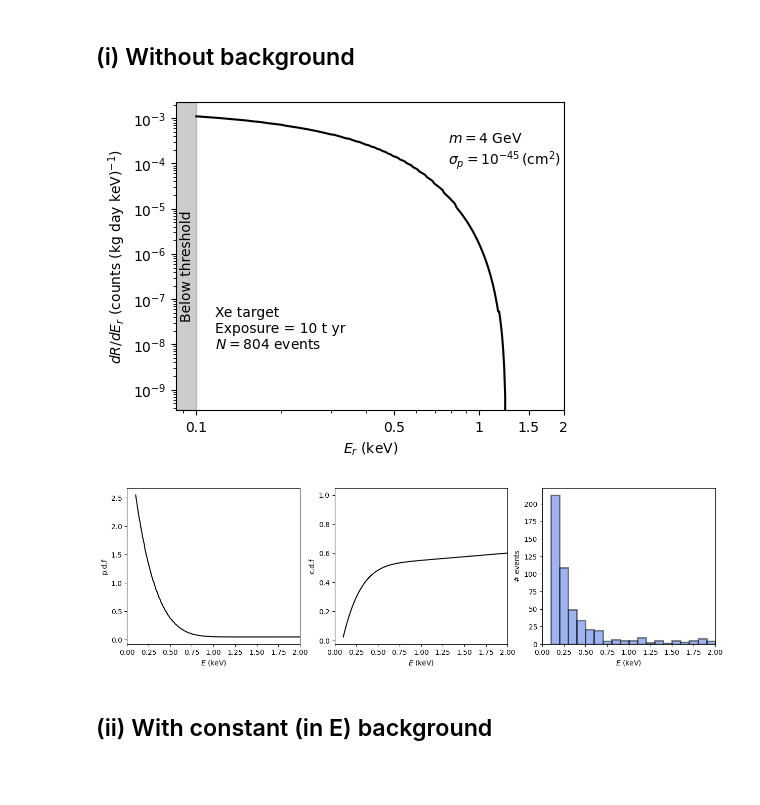
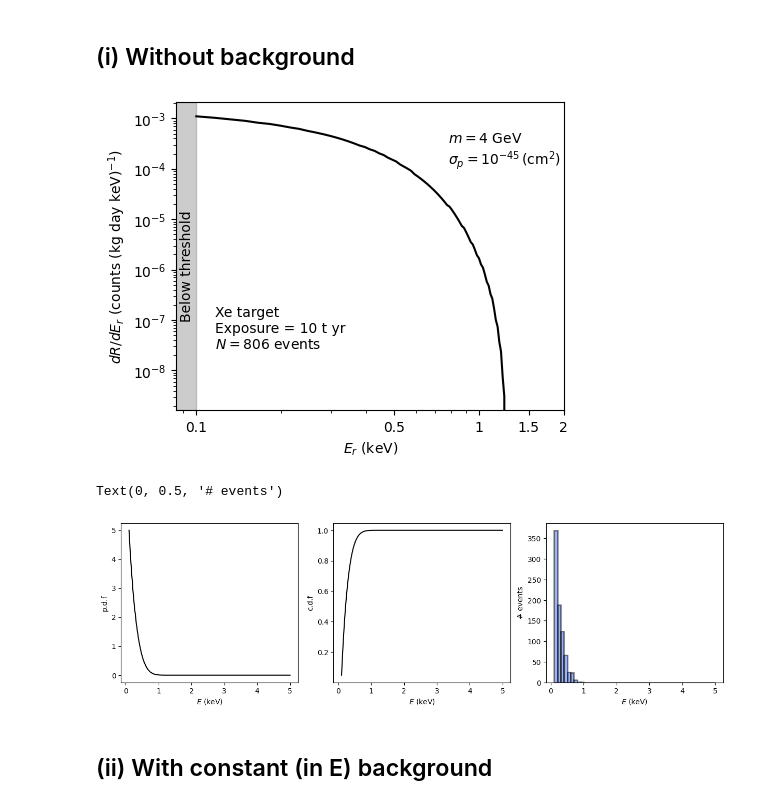
Before and after one commit to Manush19/MWlocalDM, a Jupyter notebook: Notebooks/Nuclear_recoil.ipynb, the cells around one changed output. Drawn from its saved outputs; the diff is of its cells as text; code cells hidden in the pictures; blank space fills up the shorter version.

```diff
--- a/Notebooks/Nuclear_recoil.ipynb
+++ b/Notebooks/Nuclear_recoil.ipynb
@@ -98,50 +84,56 @@ plt.savefig('../Output/figures/nuclear/Exclusion_limit.png', bbox_inches = 'tigh
 ## (i) Without background
 # %%
 #differntial recoil plot
-nr = Nr('Xe', mwd['vE'], mwd['vdfE_50'], p50(mwd['vescs']), p50(mwd['vcircs']), rhosun = p50(mwd['rhosuns']), Ethr = 0.1, Eroi = 10.0, ω = 10.0)
+nr = Nr('Xe',vE= mwd['vE'], vdfE=mwd['vdfE_50'], vesc=p50(mwd['vescs']),
+        vcirc=p50(mwd['vcircs']), rhosun=p50(mwd['rhosuns']), Ethr=0.1,
+        Eroi=5.0, ω=10.0)
 m, sp = 4.0, 1e-45
-# print (f'Ntot = {int(nr.totN(m, sp, E = nr.E, ω = 10, Ethr = 0.1))}')
-
-bins = np.linspace(0.1, 2.0, 20)
+bins = np.linspace(0.1, 5, 50)
 # %%
 fig, ax = plt.subplots(figsize = (5,4))
-ax.plot(nr.E, nr.diffRate(m, sp), c = 'k')
+
+ax.plot(nr.E, nr.diffSg(m, sp), c = 'k')
+
 ax.set_xscale('log')
 ax.set_yscale('log')
 ax.set_xlim(0.085,2)
 ylim = ax.get_ylim()
+
 ax.fill_betweenx(ylim, 0.1, 0, color = 'grey', alpha = 0.4)
+ax.text(0.01, 0.3, 'Below threshold', size = 10, rotation = 90, transform = ax.transAxes)
 ax.set_ylim(ylim)
-ax.text(0.01, 0.3, 'Below threshold', size = 10, rotation = 90, transform = ax.transAxes)
+
 ax.set_xlabel('$E_r$ (keV)')
 ax.set_ylabel('$dR/dE_r$ (counts (kg day keV)$^{-1}$)')
+ax.set_xticks([0.1, 0.5, 1, 1.5, 2], [0.1, 0.5, 1, 1.5, 2])
+
 ax.text(0.7, 0.8, '$m = 4$ GeV \n$\sigma_p = 10^{-45} \, (\mathrm{cm}^2)$', transform = ax.transAxes)
-ax.text(0.1, 0.2, f'Xe target \nExposure = 10 t yr \n$N = {int(nr.totN(m, sp))}$ events', transform = ax.transAxes)
-ax.set_xticks([0.1, 0.5, 1, 1.5, 2], [0.1, 0.5, 1, 1.5, 2]);
+ax.text(0.1, 0.2, f'Xe target \nExposure = 10 t yr \n$N = {int(nr.totNtot(m, sp))}$ events', transform = ax.transAxes);
 
-plt.savefig('../Output/figures/nuclear/Differential_recoil_sg.png',bbox_inches = 'tight', dpi = 300)
+# plt.savefig('../Output/figures/nuclear/Differential_recoil_sg.png',bbox_inches = 'tight', dpi = 300)
 # %% [output]
-[figure, old version]
+[figure, new version]
 # %%
-samples, pdf = nr.mocksample(m, sp)
+sampd = nr.mocksample(m, sp)
 
 fig, axs = plt.subplots(1,3, figsize = (15,4))
 ax1, ax2, ax3 = axs
 
-ax1.plot(pdf[:,0], pdf[:,2], c = 'k')
-ax2.plot(pdf[:,0], pdf[:,1], c = 'k')
-ax3.hist(samples, bins = bins, color = 'royalblue', histtype = 'bar', lw = 2, alpha = 0.5, edgecolor = 'k');
+ax1.plot(sampd['E_array'], sampd['pdf'], c = 'k')
+ax2.plot(sampd['E_array'], sampd['cdf'], c = 'k')
+ax3.hist(sampd['Esample'], bins = bins, color = 'royalblue', histtype = 'bar', lw = 2, alpha = 0.5, edgecolor = 'k');
 
 for ax in axs:
     ax.set_xlabel('$E$ (keV)')
-    ax.set_xlim(0, 2)
+    # ax.set_xlim(0, 2)
 ax1.set_ylabel('p.d.f')
 ax2.set_ylabel('c.d.f')
 ax3.set_ylabel('# events')
 
-plt.savefig('../Output/figures/nuclear/mock_samples.png', bbox_inches = 'tight', dpi = 300)
+# plt.savefig('../Output/figures/nuclear/mock_samples.png', bbox_inches = 'tight', dpi = 300)
 # %% [output]
+Text(0, 0.5, '# events')
-[figure, old version]
+[figure, new version]
 # %% [markdown]
 ## (ii) With constant (in E) background
 # %%
```
Also changed, not shown: parts of 20 cells of this notebook, 8 other files.
